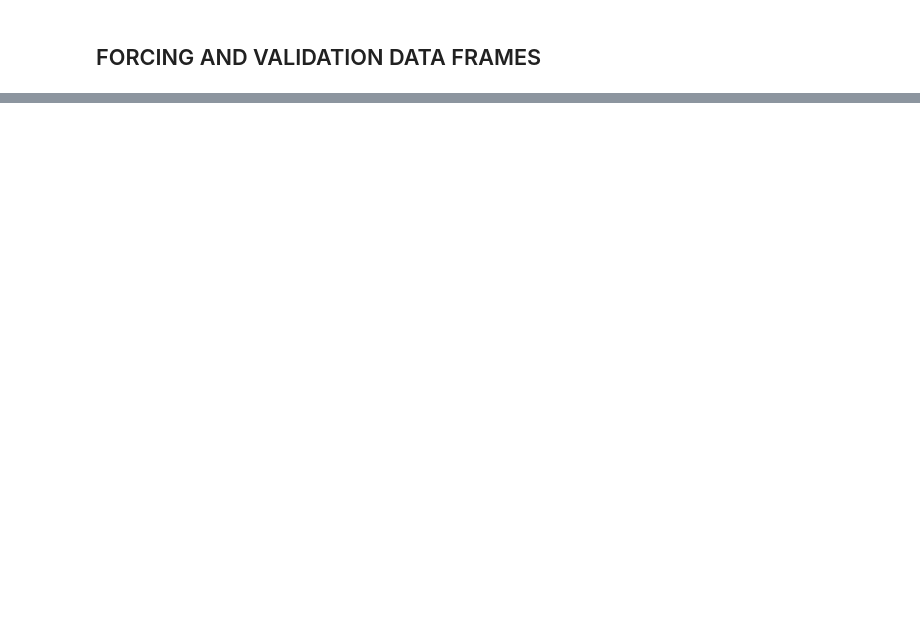
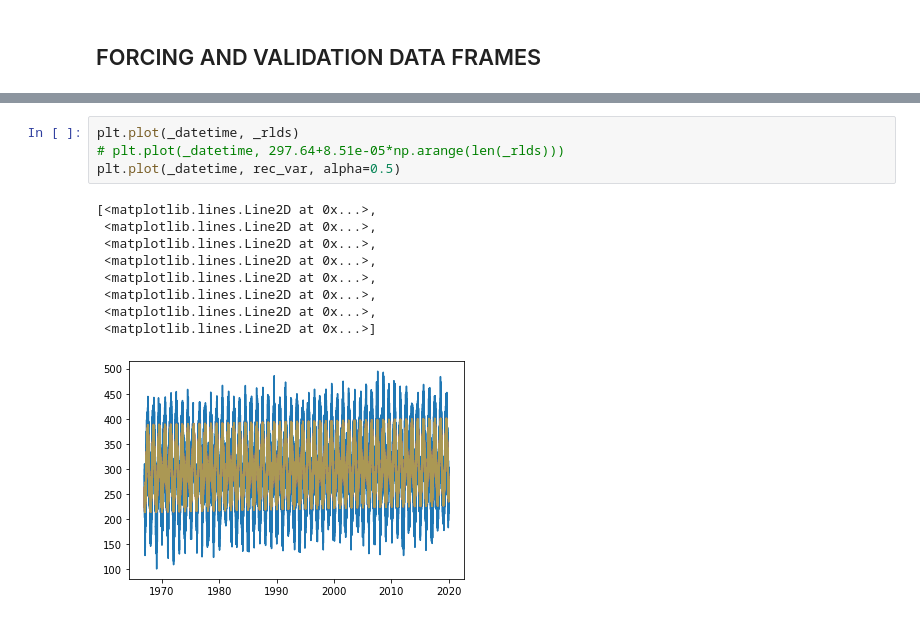
Before and after one commit to MrKozelberg/rihmi_wdc, a Jupyter notebook: source/forcing_and_validation.ipynb, the cells around one changed output, grey strips where cells are left out. Drawn from its saved outputs; the diff is of its cells as text; blank space fills up the shorter version.

```diff
--- a/source/forcing_and_validation.ipynb
+++ b/source/forcing_and_validation.ipynb
@@ -595,0 +601,14 @@ for col in a.columns[1:]:
+# %%
+plt.plot(_datetime, _rlds)
+# plt.plot(_datetime, 297.64+8.51e-05*np.arange(len(_rlds)))
+plt.plot(_datetime, rec_var, alpha=0.5)
+# %% [output]
+[<matplotlib.lines.Line2D at 0x...>,
+ <matplotlib.lines.Line2D at 0x...>,
+ <matplotlib.lines.Line2D at 0x...>,
+ <matplotlib.lines.Line2D at 0x...>,
+ <matplotlib.lines.Line2D at 0x...>,
+ <matplotlib.lines.Line2D at 0x...>,
+ <matplotlib.lines.Line2D at 0x...>,
+ <matplotlib.lines.Line2D at 0x...>]
+[figure, added]
```
Also changed, not shown: parts of 18 cells of this notebook, 1 other file.
